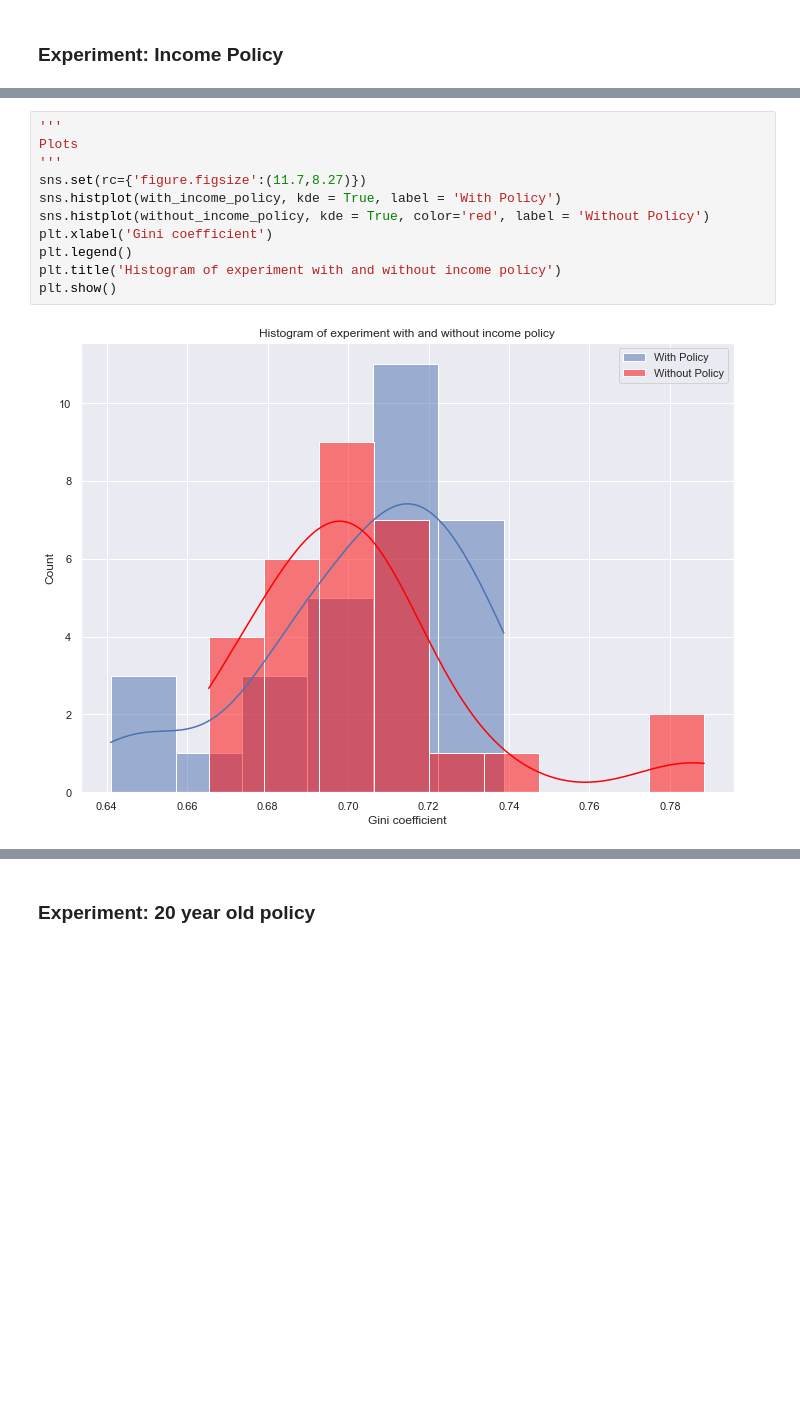
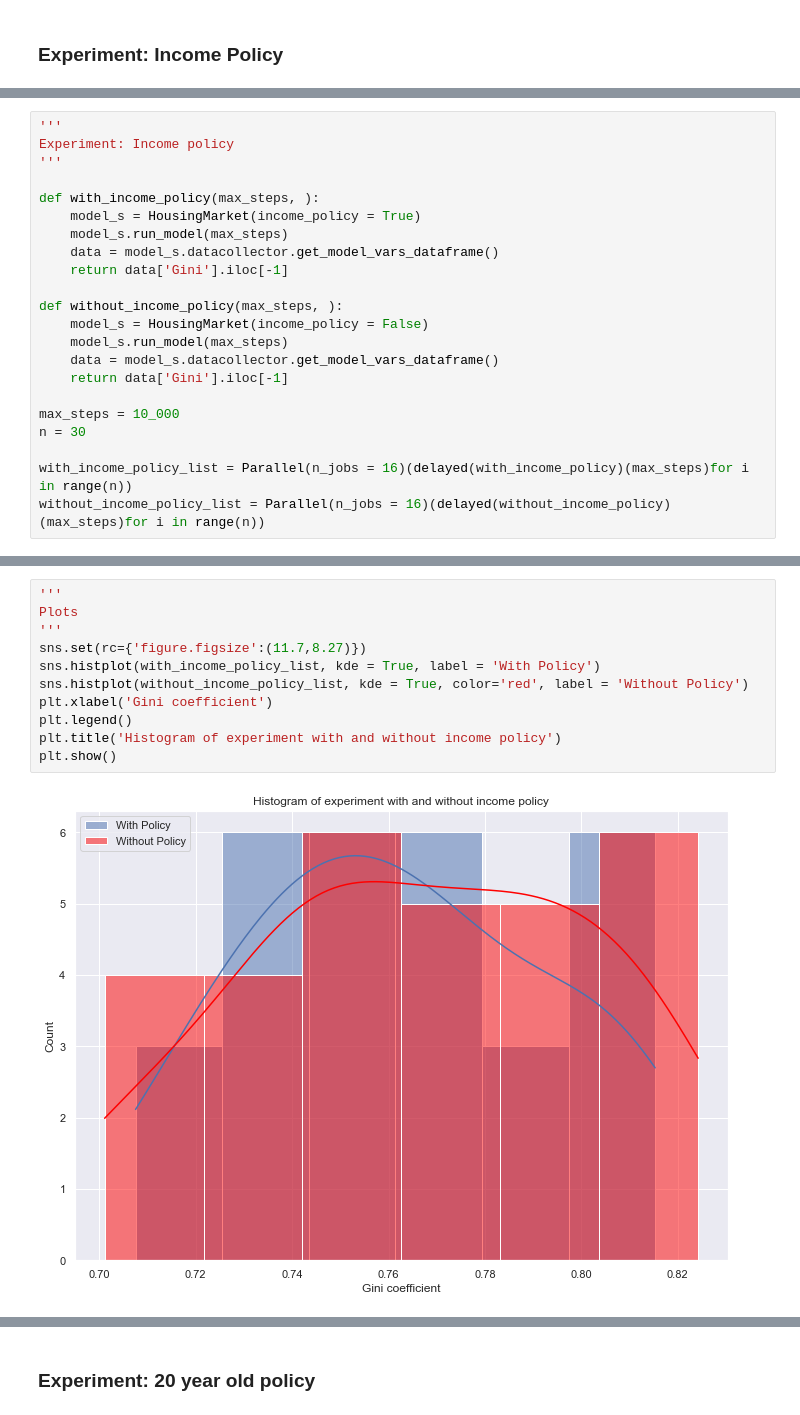
Before and after one commit to Caesar-blip/ABM, a Jupyter notebook: Experiments.ipynb, the cells around one changed output, grey strips where cells are left out. Cells and saved outputs as stored; diff of their text form; blank space fills up the shorter version.

Commit message:
Redid experiment

```diff
--- a/Experiments.ipynb
+++ b/Experiments.ipynb
@@ -47,0 +21,22 @@ print(without_income_policy)
+# %%
+'''
+Experiment: Income policy
+'''
+
+def with_income_policy(max_steps, ):
+    model_s = HousingMarket(income_policy = True)
+    model_s.run_model(max_steps)
+    data = model_s.datacollector.get_model_vars_dataframe()
+    return data['Gini'].iloc[-1]
+
+def without_income_policy(max_steps, ):
+    model_s = HousingMarket(income_policy = False)
+    model_s.run_model(max_steps)
+    data = model_s.datacollector.get_model_vars_dataframe()
+    return data['Gini'].iloc[-1]
+
+max_steps = 10_000
+n = 30
+
+with_income_policy_list = Parallel(n_jobs = 16)(delayed(with_income_policy)(max_steps)for i in range(n))
+without_income_policy_list = Parallel(n_jobs = 16)(delayed(without_income_policy)(max_steps)for i in range(n))
@@ -48,16 +49,16 @@ print(without_income_policy)
 # %%
 '''
 Plots
 '''
 sns.set(rc={'figure.figsize':(11.7,8.27)})
-sns.histplot(with_income_policy, kde = True, label = 'With Policy')
-sns.histplot(without_income_policy, kde = True, color='red', label = 'Without Policy')
+sns.histplot(with_income_policy_list, kde = True, label = 'With Policy')
+sns.histplot(without_income_policy_list, kde = True, color='red', label = 'Without Policy')
 plt.xlabel('Gini coefficient')
 plt.legend()
 plt.title('Histogram of experiment with and without income policy')
 plt.show()
 # %% [output]
-[figure, old version]
+[figure, new version]
 # %%
 '''
 T-test
```
Also changed, not shown: parts of 11 cells of this notebook, 1 other file.
